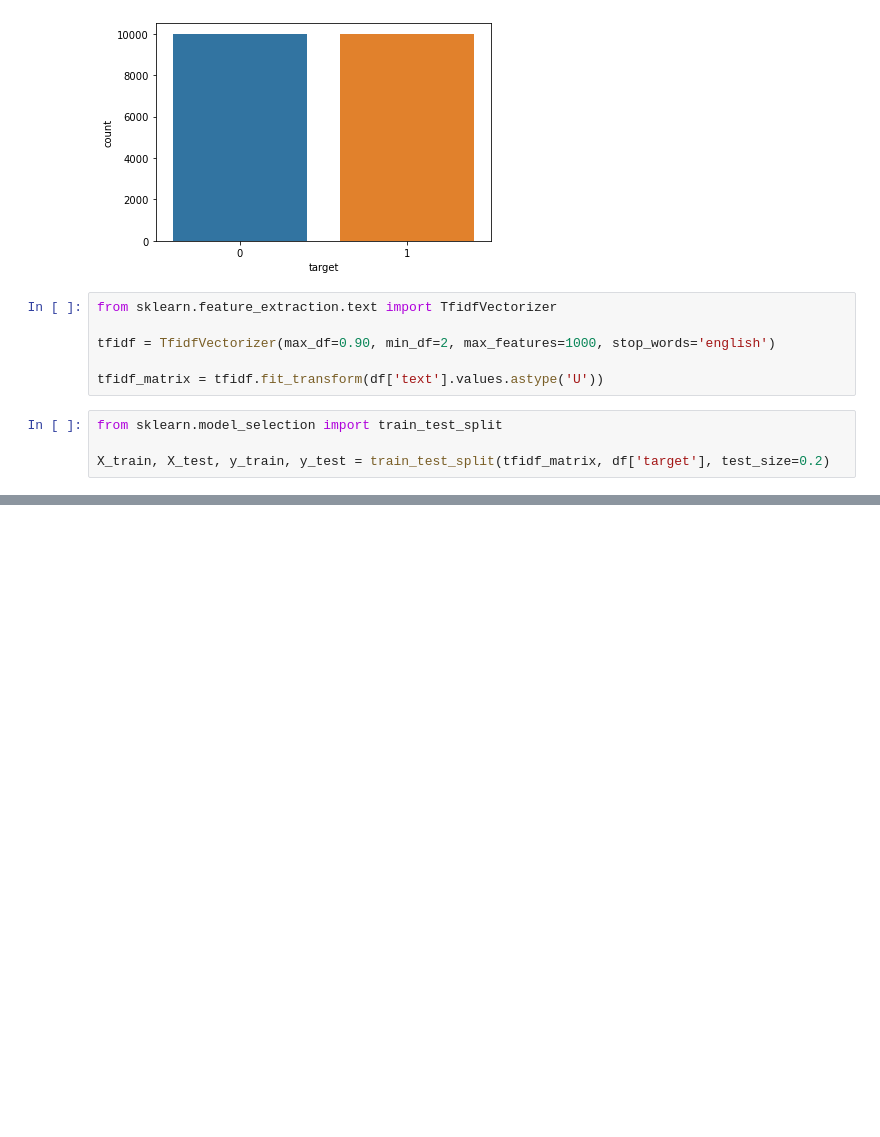
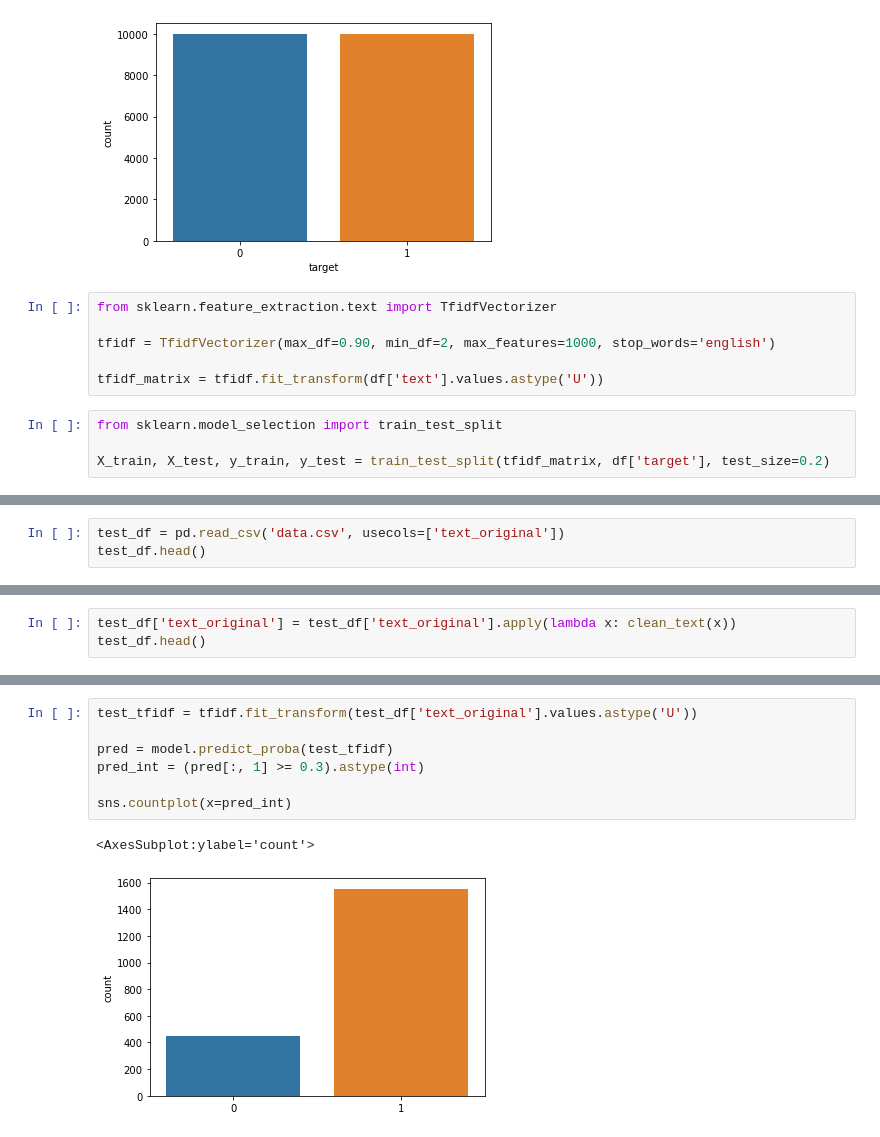
Before and after one commit to thaddeuscleo/YoutubeCommSentiment, a Jupyter notebook: main.ipynb, the cells around one changed output, grey strips where cells are left out. Drawn from its saved outputs; the diff is of its cells as text; blank space fills up the shorter version.

```diff
--- a/main.ipynb
+++ b/main.ipynb
@@ -65,0 +101,3 @@ df.head(10)
+# %%
+test_df = pd.read_csv('data.csv', usecols=['text_original'])
+test_df.head()
@@ -65,0 +111,3 @@ df.head(10)
+# %%
+test_df['text_original'] = test_df['text_original'].apply(lambda x: clean_text(x))
+test_df.head()
@@ -65,0 +121,10 @@ df.head(10)
+# %%
+test_tfidf = tfidf.fit_transform(test_df['text_original'].values.astype('U'))
+
+pred = model.predict_proba(test_tfidf)
+pred_int = (pred[:, 1] >= 0.3).astype(int)
+
+sns.countplot(x=pred_int)
+# %% [output]
+<AxesSubplot:ylabel='count'>
+[figure, added]
```
Also changed, not shown: parts of 7 cells of this notebook.
